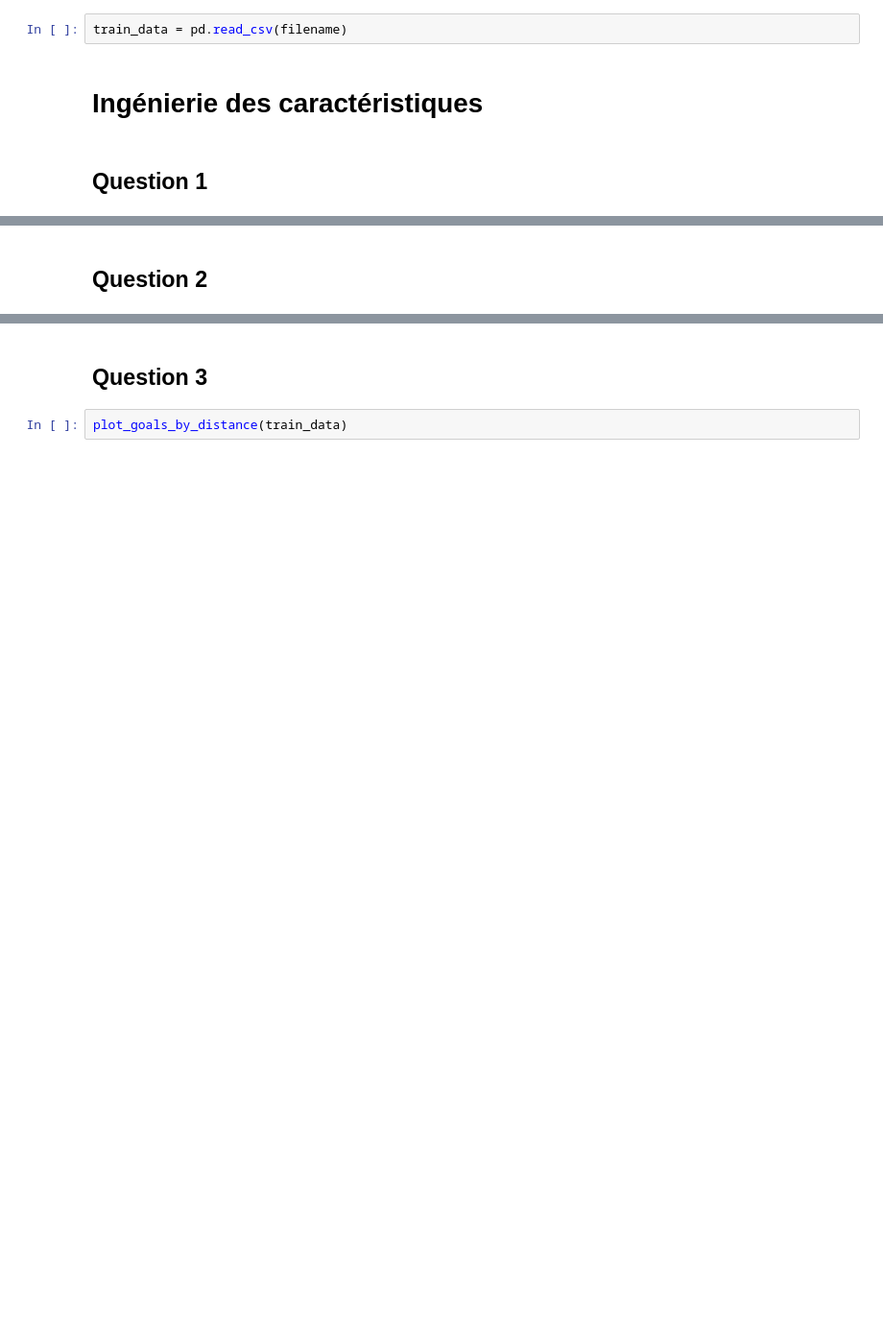
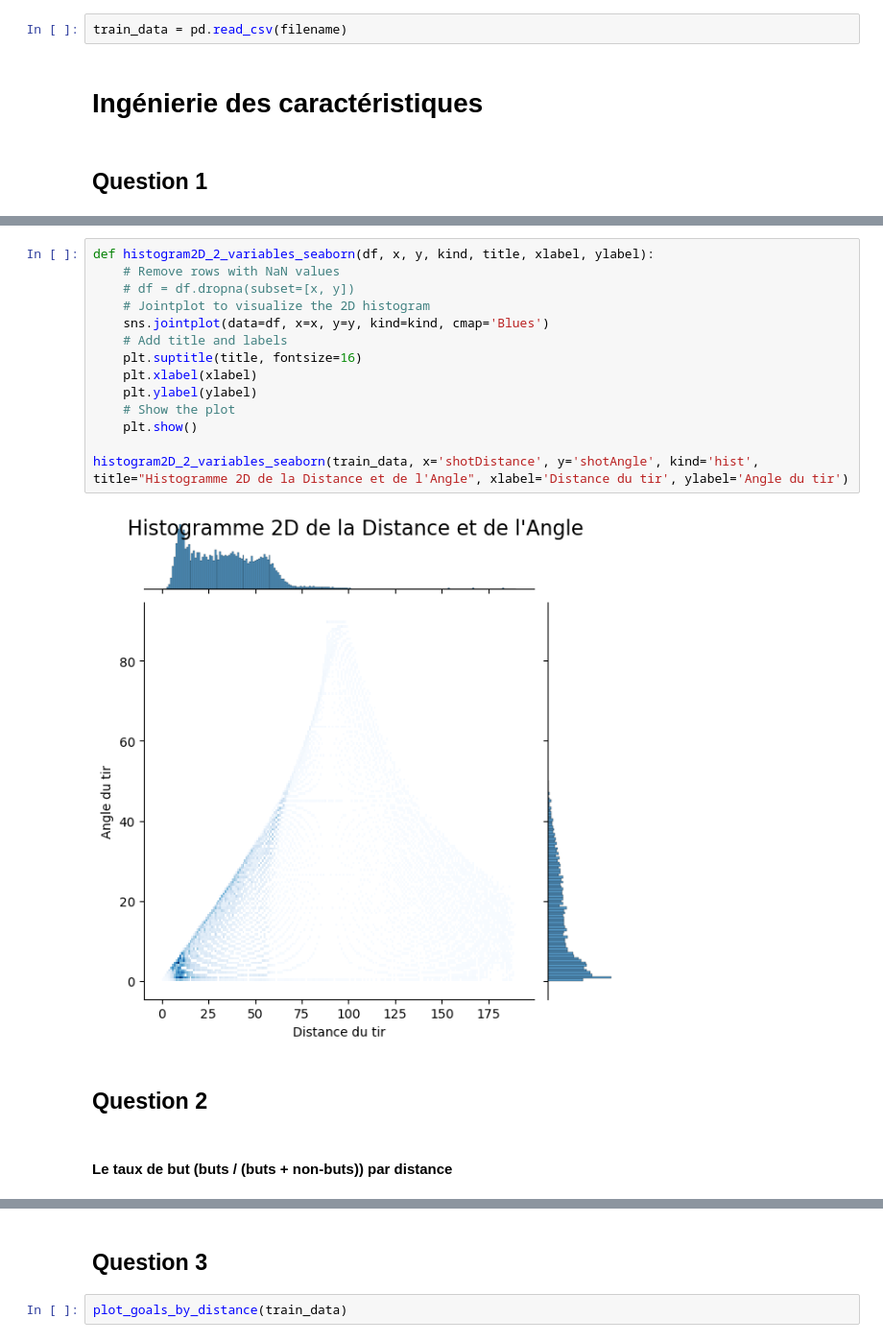
Before and after one commit to Seet-git/FT6758-NHL_A11, a Jupyter notebook: main_Milestone-2.ipynb, the cells around one changed output, grey strips where cells are left out. Shown at 96% size. Saved outputs shown, nothing was run; the diff lists cells and outputs as text; blank space fills up the shorter version.

```diff
--- a/main_Milestone-2.ipynb
+++ b/main_Milestone-2.ipynb
@@ -44,2 +150,20 @@ train_data = pd.read_csv(filename)
+# %%
+def histogram2D_2_variables_seaborn(df, x, y, kind, title, xlabel, ylabel):
+    # Remove rows with NaN values
+    # df = df.dropna(subset=[x, y])
+    # Jointplot to visualize the 2D histogram
+    sns.jointplot(data=df, x=x, y=y, kind=kind, cmap='Blues')
+    # Add title and labels
+    plt.suptitle(title, fontsize=16)
+    plt.xlabel(xlabel)
+    plt.ylabel(ylabel)
+    # Show the plot
+    plt.show()
+
+histogram2D_2_variables_seaborn(train_data, x='shotDistance', y='shotAngle', kind='hist', title="Histogramme 2D de la Distance et de l'Angle", xlabel='Distance du tir', ylabel='Angle du tir')
+# %% [output]
+[figure, added]
 # %% [markdown]
 ## Question 2
+# %% [markdown]
+#### Le taux de but (buts / (buts + non-buts)) par distance
```
Also changed, not shown: parts of 17 cells of this notebook, 1 other file.
